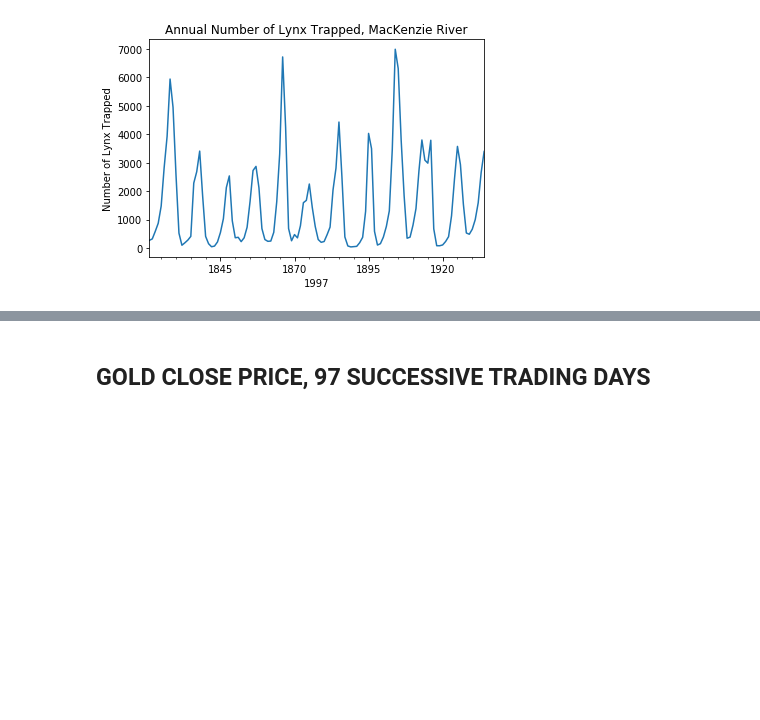
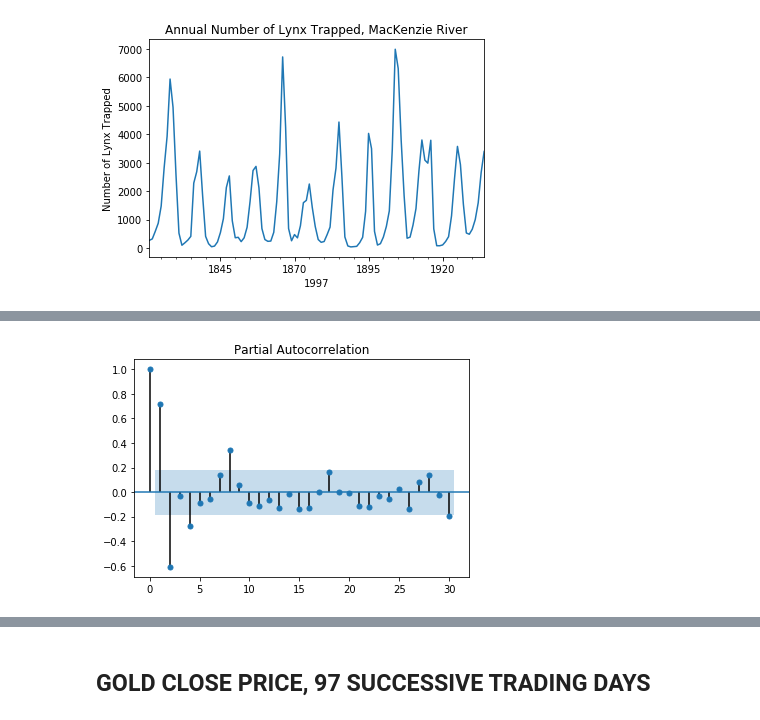
Before and after one commit to jamissonfreitas/IN1167, a Jupyter notebook: Cap1_2.ipynb, the cells around one changed output, grey strips where cells are left out. Saved outputs shown, nothing was run; the diff lists cells and outputs as text; code cells hidden in the pictures; blank space fills up the shorter version.

```diff
--- a/Cap1_2.ipynb
+++ b/Cap1_2.ipynb
@@ -137,0 +143,5 @@ s1.plot()
+# %%
+plot_pacf(s0, lags=30)
+plt.show()
+# %% [output]
+[figure, added]
```
Also changed, not shown: parts of 5 cells of this notebook.
